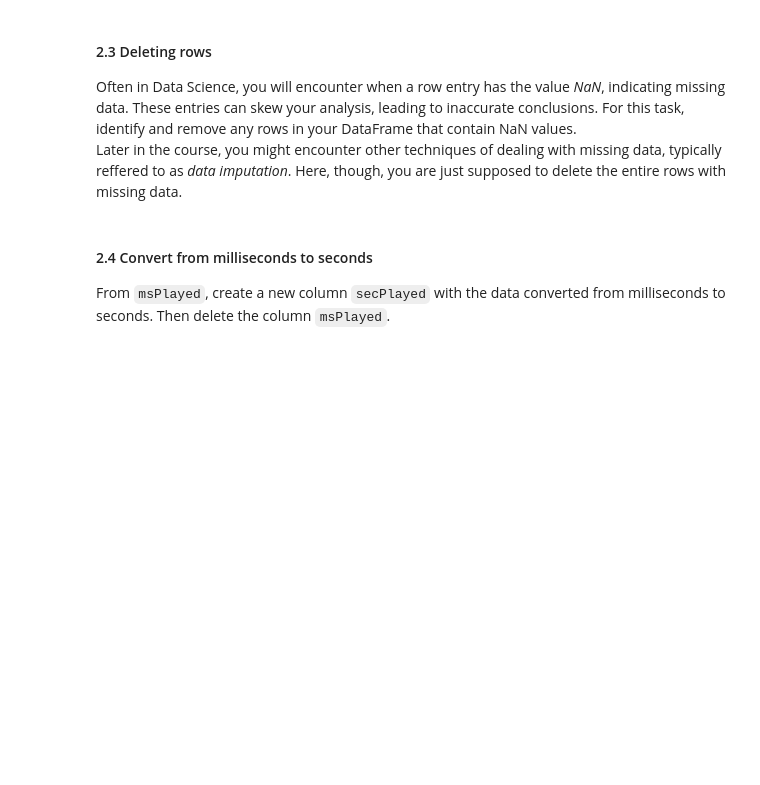
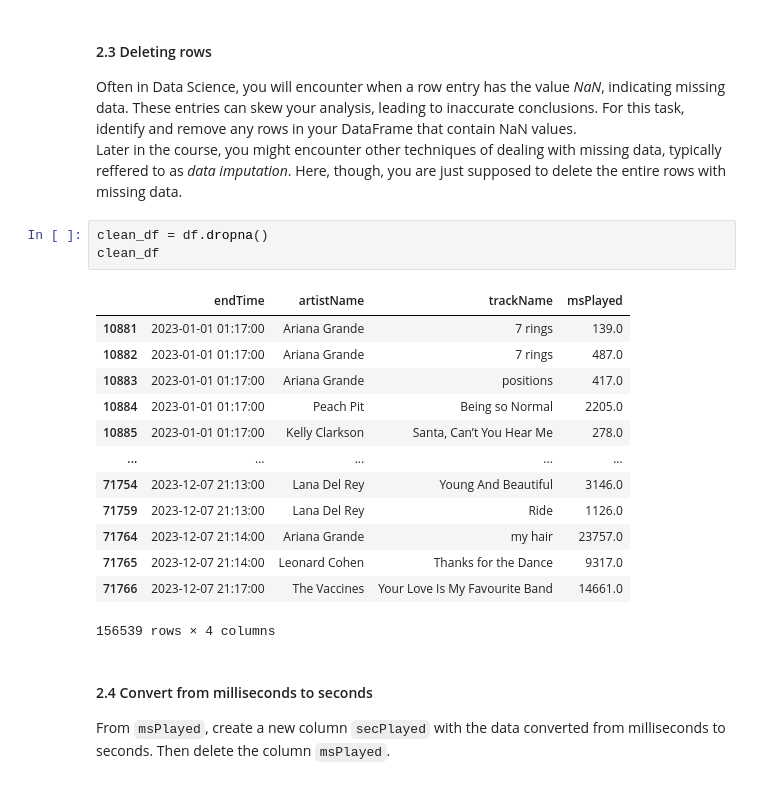
Before and after one commit to jwestpla/DAT200_compulsaries, a Jupyter notebook: CA1/CA1_spotify.ipynb, the cells around one changed output. Cells and saved outputs as stored; diff of their text form; blank space fills up the shorter version.

```diff
--- a/CA1/CA1_spotify.ipynb
+++ b/CA1/CA1_spotify.ipynb
@@ -183,6 +190,23 @@ df.head()
 #### 2.3 Deleting rows
 Often in Data Science, you will encounter when a row entry has the value *NaN*, indicating missing data. These entries can skew your analysis, leading to inaccurate conclusions. For this task, identify and remove any rows in your DataFrame that contain NaN values. \
 Later in the course, you might encounter other techniques of dealing with missing data, typically reffered to as *data imputation*. Here, though, you are just supposed to delete the entire rows with missing data.
+# %%
+clean_df = df.dropna()
+clean_df
+# %% [output]
+|  | endTime | artistName | trackName | msPlayed |
+| 10881 | 2023-01-01 01:17:00 | Ariana Grande | 7 rings | 139.0 |
+| 10882 | 2023-01-01 01:17:00 | Ariana Grande | 7 rings | 487.0 |
+| 10883 | 2023-01-01 01:17:00 | Ariana Grande | positions | 417.0 |
+| 10884 | 2023-01-01 01:17:00 | Peach Pit | Being so Normal | 2205.0 |
+| 10885 | 2023-01-01 01:17:00 | Kelly Clarkson | Santa, Can’t You Hear Me | 278.0 |
+| ... | ... | ... | ... | ... |
+| 71754 | 2023-12-07 21:13:00 | Lana Del Rey | Young And Beautiful | 3146.0 |
+| 71759 | 2023-12-07 21:13:00 | Lana Del Rey | Ride | 1126.0 |
+| 71764 | 2023-12-07 21:14:00 | Ariana Grande | my hair | 23757.0 |
+| 71765 | 2023-12-07 21:14:00 | Leonard Cohen | Thanks for the Dance | 9317.0 |
+| 71766 | 2023-12-07 21:17:00 | The Vaccines | Your Love Is My Favourite Band | 14661.0 |
+156539 rows × 4 columns
 # %% [markdown]
 #### 2.4 Convert from milliseconds to seconds
 From `msPlayed`, create a new column `secPlayed` with the data converted from milliseconds to seconds. Then delete the column `msPlayed`.
```
Also changed, not shown: parts of 4 cells of this notebook.
